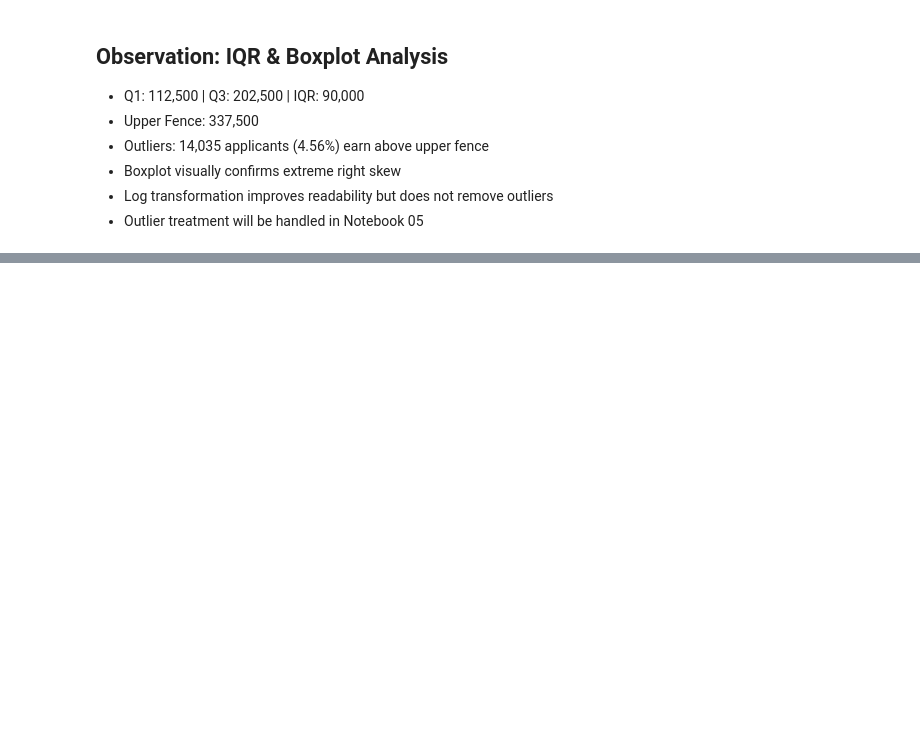
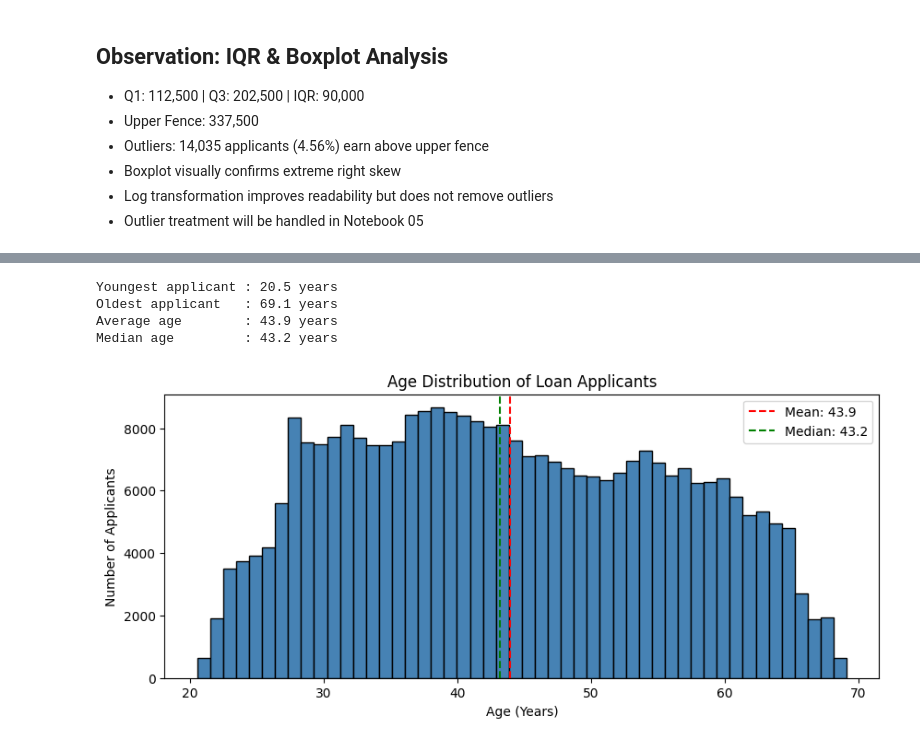
Before and after one commit to Bharathdevireddy789/Home-Credit-Risk-EDA, a Jupyter notebook: notebooks/01_Data_Loading_and_Understanding.ipynb, the cells around one changed output, grey strips where cells are left out. Cells and saved outputs as stored; diff of their text form; code cells hidden in the pictures; blank space fills up the shorter version.

```diff
--- a/notebooks/01_Data_Loading_and_Understanding.ipynb
+++ b/notebooks/01_Data_Loading_and_Understanding.ipynb
@@ -250,0 +266,26 @@ plt.show()
+# %%
+# Convert DAYS_BIRTH to age in years
+train['AGE_YEARS'] = abs(train['DAYS_BIRTH']) / 365
+
+print(f"Youngest applicant : {train['AGE_YEARS'].min():.1f} years")
+print(f"Oldest applicant   : {train['AGE_YEARS'].max():.1f} years")
+print(f"Average age        : {train['AGE_YEARS'].mean():.1f} years")
+print(f"Median age         : {train['AGE_YEARS'].median():.1f} years")
+# %% [output]
+Youngest applicant : 20.5 years
+Oldest applicant   : 69.1 years
+Average age        : 43.9 years
+Median age         : 43.2 years
+# %%
+plt.figure(figsize=(10, 4))
+
+plt.hist(train['AGE_YEARS'], bins=50, color='steelblue', edgecolor='black')
+plt.title('Age Distribution of Loan Applicants')
+plt.xlabel('Age (Years)')
+plt.ylabel('Number of Applicants')
+plt.axvline(train['AGE_YEARS'].mean(), color='red', linestyle='--', label=f"Mean: {train['AGE_YEARS'].mean():.1f}")
+plt.axvline(train['AGE_YEARS'].median(), color='green', linestyle='--', label=f"Median: {train['AGE_YEARS'].median():.1f}")
+plt.legend()
+plt.show()
+# %% [output]
+[figure, added]
```
Also changed, not shown: parts of 7 cells of this notebook.
